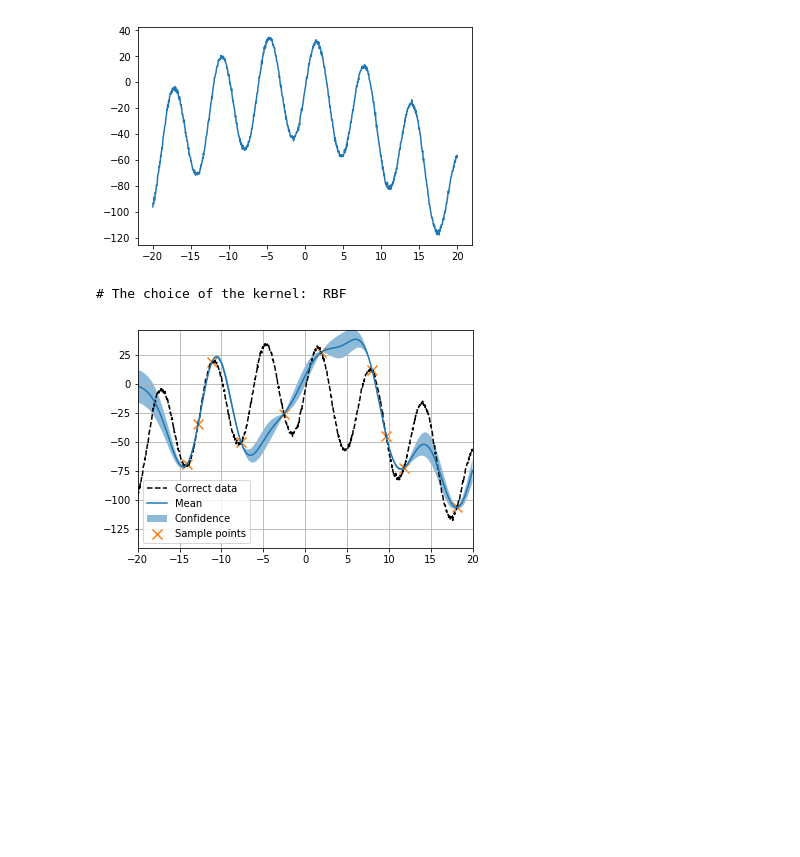
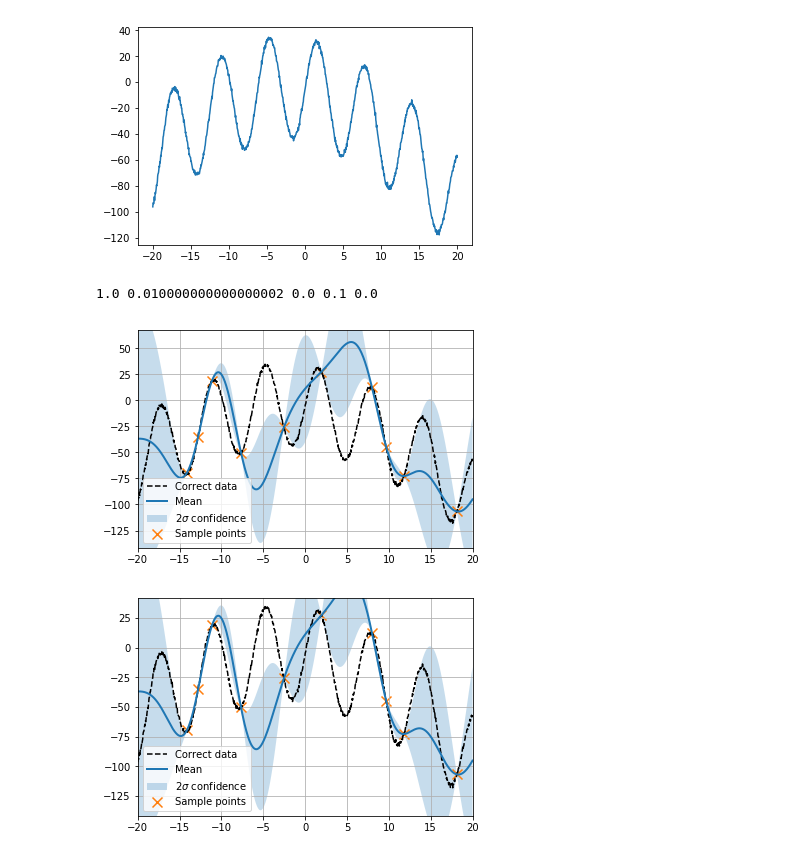
Before and after one commit to Yasushi-Shinohara/GPR_Note, a Jupyter notebook: Project1/Untitled.ipynb, the cells around one changed output. Saved outputs shown, nothing was run; the diff lists cells and outputs as text; code cells hidden in the pictures; blank space fills up the shorter version.

Commit message:
Organization of structure of files is peformed. Nomalization of valuables for GPR is installed. Generalization of kernel in GPR is installed.

```diff
--- a/Project1/Untitled.ipynb
+++ b/Project1/Untitled.ipynb
@@ -13,7 +13,10 @@ np.random.seed(seed=123)
 def target_func(x):
     return 40.0*np.sin(x/1.0) - (0.3*(x+6.0))**2 - (0.2*(x-4.0))**2 - 1.0*np.abs(x+2.0) + np.random.normal(0,1,1)
 #
-x = np.linspace(-20,20,1000)
+xmin = -20
+xmax = 20
+Nx = 1000
+x = np.linspace(xmin, xmax, Nx)
 z = list(map(target_func,x)) #for python3
 z = np.array(z)
 plt.plot(x, z) #### plot true data
@@ -29,33 +32,54 @@ def generate_sample(xval):
 # %%
 #Define GPR and Bayesian opt.
 GPR = Gaussian_Process_Regression()
-GPR.a2_1 = 10.0 #Width for the Gaussian function in GPR kernel
-print('# The choice of the kernel: ', GPR.kernel_name1)
+#GPR.a1_RBF = 0.0
+typical_scale=0.1
+GPR.a1_RBF = 1.0
+GPR.a2_RBF = typical_scale**2
+GPR.a1_exp = 0.0
+GPR.a2_exp = typical_scale
+GPR.a1_const = 0.0
+print(GPR.a1_RBF, GPR.a2_RBF, GPR.a1_exp, GPR.a2_exp, GPR.a1_const)
+#print('# The choice of the kernel: ', GPR.kernel_name1)
 #
 #Definition of array
-Ndata = 10
+Nsample = 10
 x_sample = np.array([])
 y_sample = np.array([])
-x_point = np.random.uniform(-20,20,Ndata) #Initial point is randomely chosen
+x_point = np.random.uniform(xmin, xmax, Nsample) #Initial point is randomely chosen
 #
 x_sample = np.append(x_sample,x_point)                          #Add x_point to x_sample
 y_point = generate_sample(x_point)                              #Get y_point value from x_sample
 y_sample = np.append(y_sample,y_point)                          #Add y_point to x_ample
 #
-mean, std = GPR.xsample2meanvariance(x_sample, y_sample, x, eps = 1.0e-10) #Get mean/std
+mean, std = GPR.xsample2meanvariance(x_sample, y_sample, x, eps = 1.0e-13, normalization = True) #Get mean/std
 
 plt.figure()
-plt.xlim(-20,20)
+plt.xlim(xmin,xmax)
 plt.ylim(1.2*min(np.amin(z),np.amin(mean)),1.2*max(np.amax(z),np.amax(mean)))
 plt.plot(x,z,'k--',label='Correct data')
-plt.plot(x,np.array(mean), label='Mean')
+plt.plot(x,np.array(mean), label='Mean',lw=2.0)
 high_bound = mean+ 1.0*std
 lower_bound = mean- 1.0*std
-plt.fill_between(x,high_bound,lower_bound, alpha=0.5, label='Confidence')
+plt.fill_between(x,high_bound,lower_bound, alpha=0.25, label='$2\sigma$ confidence')
 plt.scatter(x_sample,y_sample,marker='x',s=100,label='Sample points')
 plt.grid()
 plt.legend()
 plt.show()
+#
+plt.figure()
+plt.xlim(xmin,xmax)
+plt.ylim(1.2*np.amin(z),1.2*np.amax(z))
+plt.plot(x,z,'k--',label='Correct data')
+plt.plot(x,np.array(mean), label='Mean',lw=2.0)
+high_bound = mean+ 1.0*std
+lower_bound = mean- 1.0*std
+plt.fill_between(x,high_bound,lower_bound, alpha=0.25, label='$2\sigma$ confidence')
+plt.scatter(x_sample,y_sample,marker='x',s=100,label='Sample points')
+plt.grid()
+plt.legend()
+plt.show()
 # %% [output]
-# The choice of the kernel:  RBF
+1.0 0.010000000000000002 0.0 0.1 0.0
-[figure, old version]
+[figure, new version]
+[figure, added]
```
Also changed, not shown: parts of 1 cell of this notebook, 2 other files.
